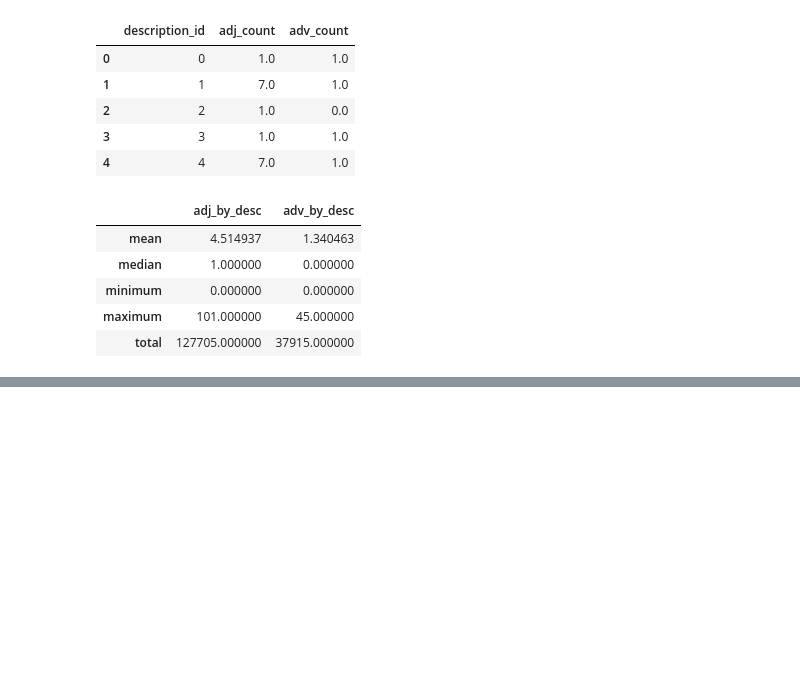
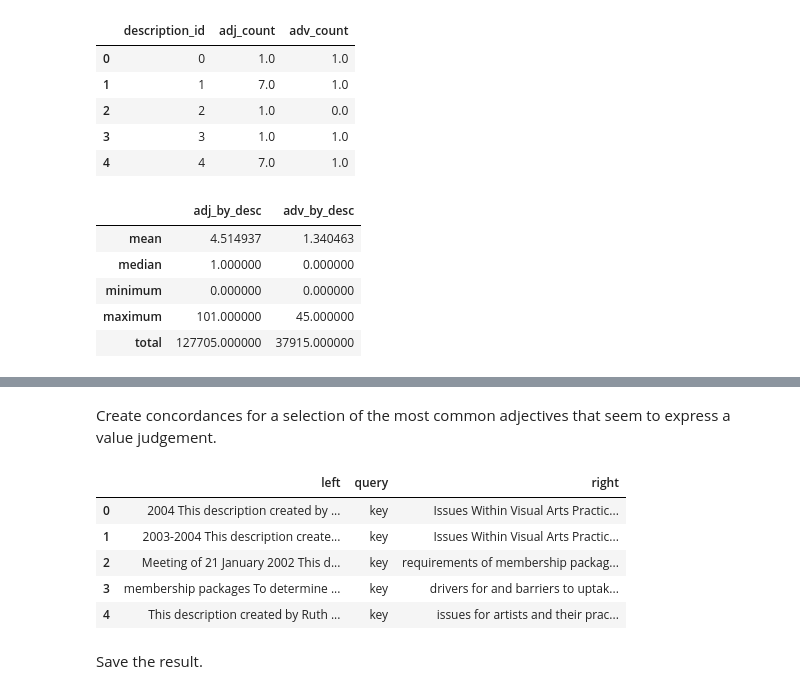
Before and after one commit to thegoose20/nusc, a Jupyter notebook: analysis_metadata_nusc.ipynb, the cells around one changed output, grey strips where cells are left out. Drawn from its saved outputs; the diff is of its cells as text; code cells hidden in the pictures; blank space fills up the shorter version.

```diff
--- a/analysis_metadata_nusc.ipynb
+++ b/analysis_metadata_nusc.ipynb
@@ -820,0 +851,17 @@ df_counts.to_csv(extracted_dir + "nusc_ead_nltk_adj_adv_stats.csv")
+# %% [markdown]
+Create concordances for a selection of the most common adjectives that seem to express a value judgement.
+# %%
+# Examine adjectives that seem to communicate a value judgement
+adjs = ["key", "historic", "influential", "notable", "significant", "successful",
+      "major", "distinctve", "remarkable", "all-time", "widely-read"]
+df_adj_conc = analysis_utils.makeConcordanceDF(text, adjs)
+df_adj_conc.head()
+# %% [output]
+|  | left | query | right |
+| 0 | 2004 This description created by ... | key | Issues Within Visual Arts Practic... |
+| 1 | 2003-2004 This description create... | key | Issues Within Visual Arts Practic... |
+| 2 | Meeting of 21 January 2002 This d... | key | requirements of membership packag... |
+| 3 | membership packages To determine ... | key | drivers for and barriers to uptak... |
+| 4 | This description created by Ruth ... | key | issues for artists and their prac... |
+# %% [markdown]
+Save the result.
```
Also changed, not shown: parts of 13 cells of this notebook, 2 other files.
